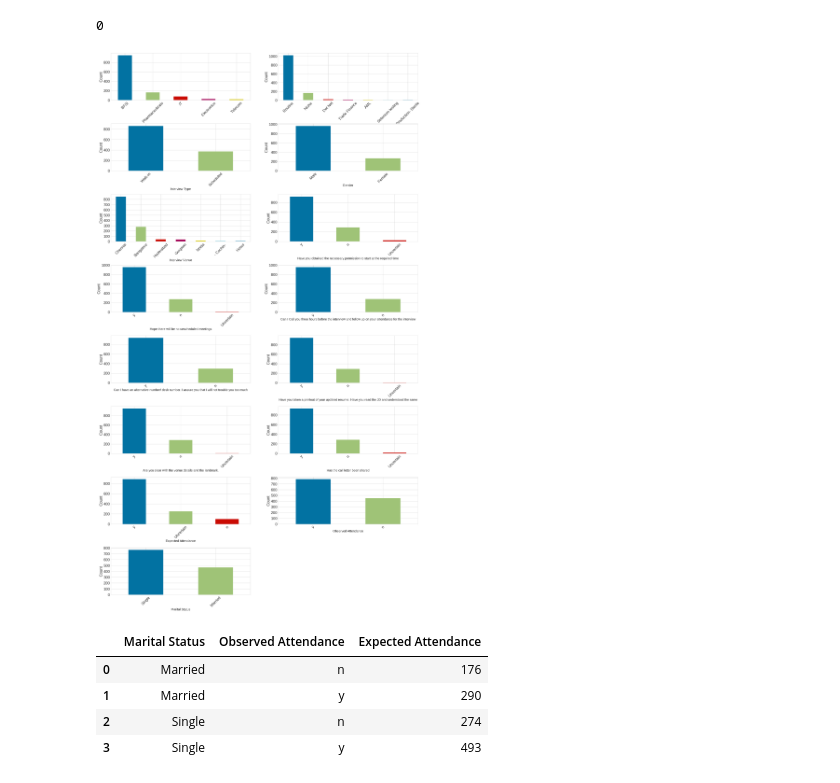
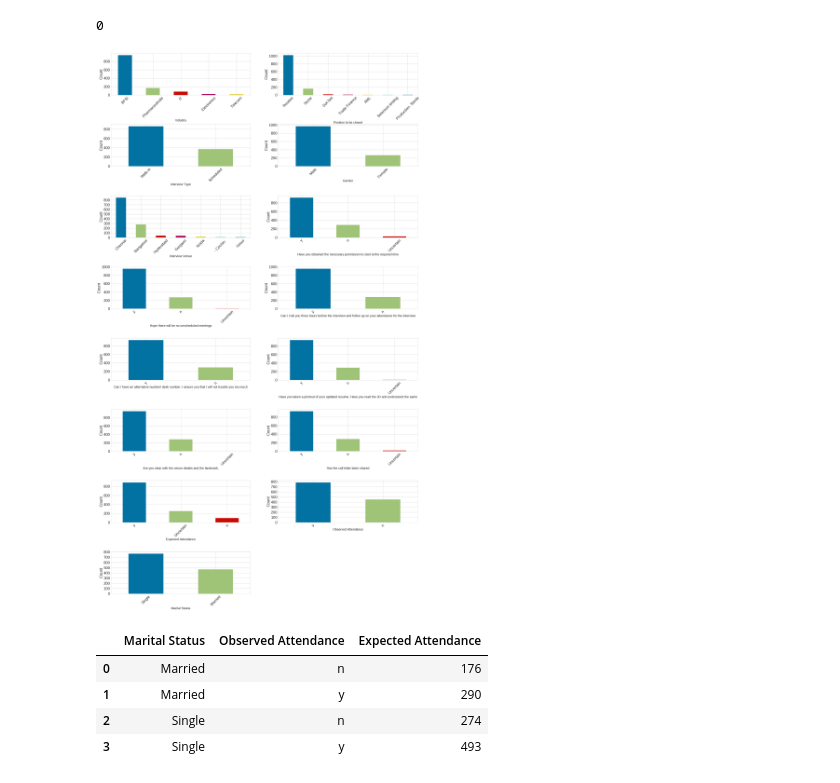
Before and after one commit to Michaels72/The_Interview_Attendance_Problem, a Jupyter notebook: The_Interview_Attendance_Problem.ipynb, the cells around one changed output. Cells and saved outputs as stored; diff of their text form; code cells hidden in the pictures.

```diff
--- a/The_Interview_Attendance_Problem.ipynb
+++ b/The_Interview_Attendance_Problem.ipynb
@@ -233,20 +237,20 @@ iview2.isnull().sum().sum()
 # %%
 def cat_barplot():
     for n in range(0, (len(iview2.columns))):
         plt.subplot(10, 2, n+1)
         iview2.select_dtypes(include = ['object']).iloc[:,n].value_counts().plot(kind = 'bar')
         plt.xlabel(iview2.select_dtypes(include = ['object']).iloc[:,n].name, size = 20)
         plt.xticks(size=24, rotation=45)
         plt.yticks(size=24)
         #plt.legend(fontsize= 15)
         plt.ylabel('Count', size= 25)
-        plt.subplots_adjust(hspace=.5)
+        plt.subplots_adjust(hspace=.7)
 plt.figure(figsize = (35, 80))
 cat_barplot()
 plt.show()
 # Showing the classes in the features (categorical features)
 # %% [output]
-[figure, old version]
+[figure, new version]
 # %%
 y = pd.DataFrame(iview2.groupby(by = ['Marital Status', 'Observed Attendance'])['Expected Attendance'].count()).reset_index()
 y
```
Also changed, not shown: parts of 9 cells of this notebook.
